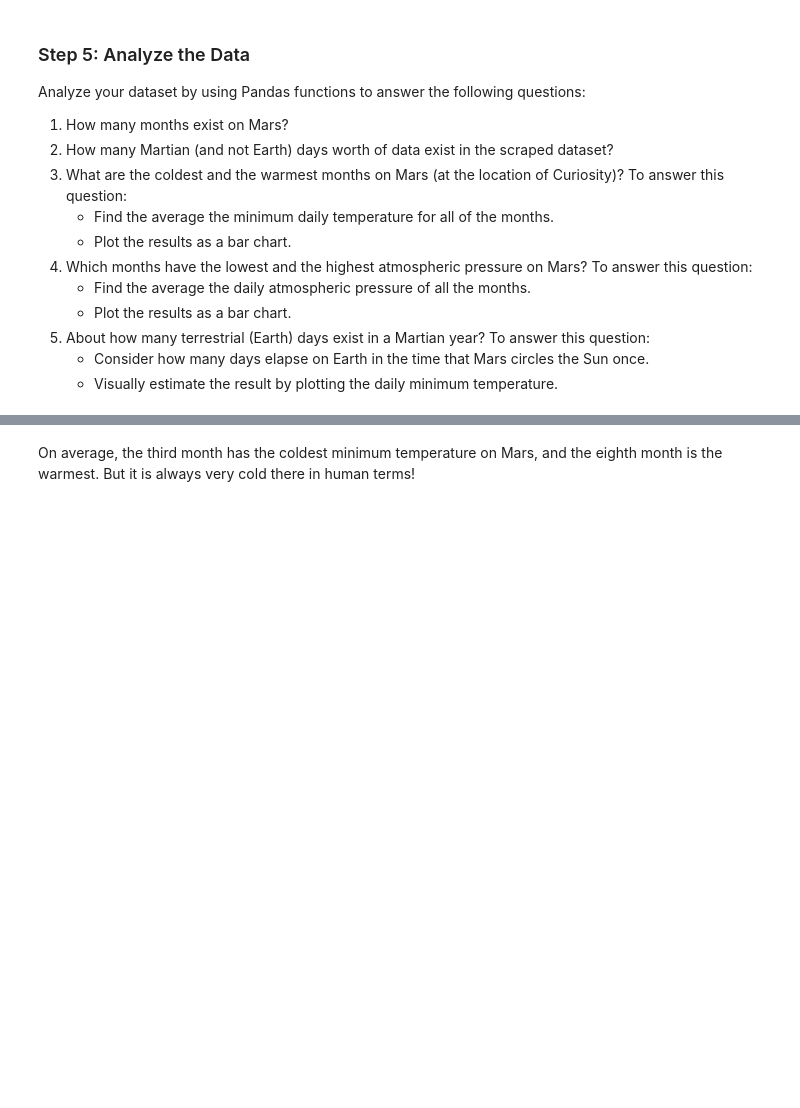
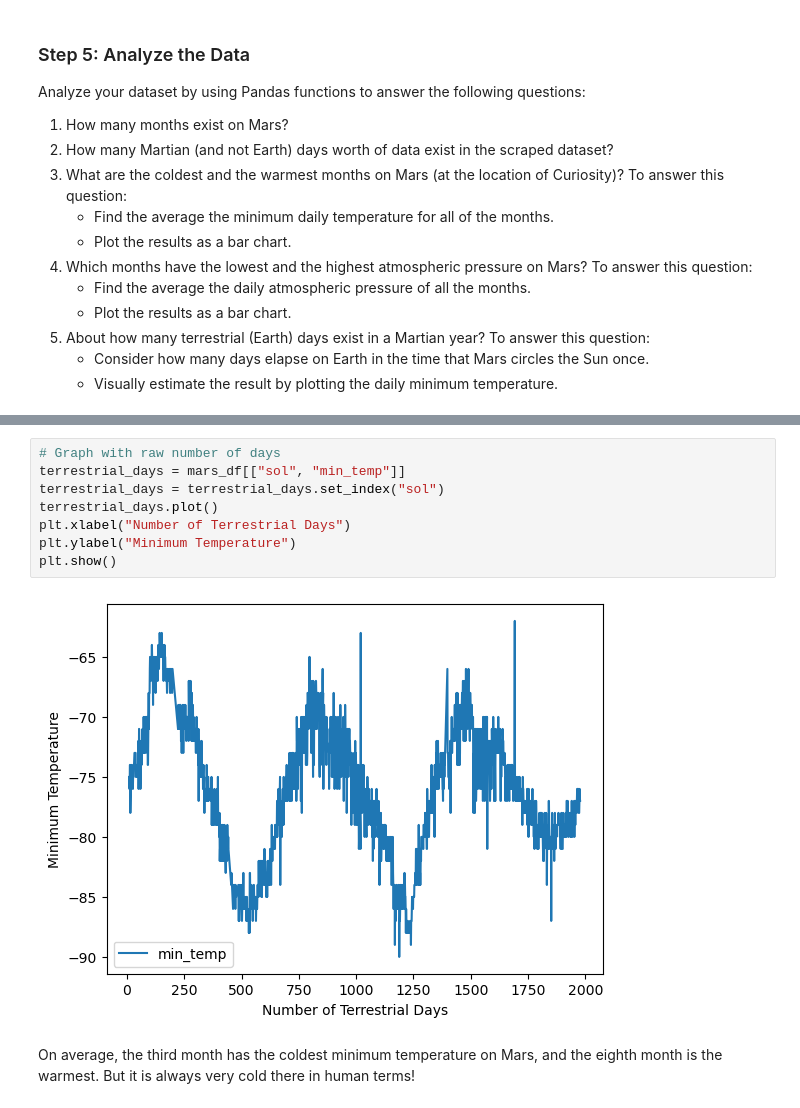
Before and after one commit to jenna-mk/mars-challenge, a Jupyter notebook: Starter_Code/part_2_mars_weather.ipynb, the cells around one changed output, grey strips where cells are left out. Cells and saved outputs as stored; diff of their text form; blank space fills up the shorter version.

```diff
--- a/Starter_Code/part_2_mars_weather.ipynb
+++ b/Starter_Code/part_2_mars_weather.ipynb
@@ -245,3 +267,13 @@ Name: pressure, dtype: float64
+# %%
+# Graph with raw number of days
+terrestrial_days = mars_df[["sol", "min_temp"]]
+terrestrial_days = terrestrial_days.set_index("sol")
+terrestrial_days.plot()
+plt.xlabel("Number of Terrestrial Days")
+plt.ylabel("Minimum Temperature")
+plt.show()
+# %% [output]
+[figure, added]
 # %% [markdown]
 On average, the third month has the coldest minimum temperature on Mars, and the eighth month is the warmest. But it is always very cold there in human terms!
 # %% [markdown]
```
Also changed, not shown: parts of 12 cells of this notebook, 1 other file.
